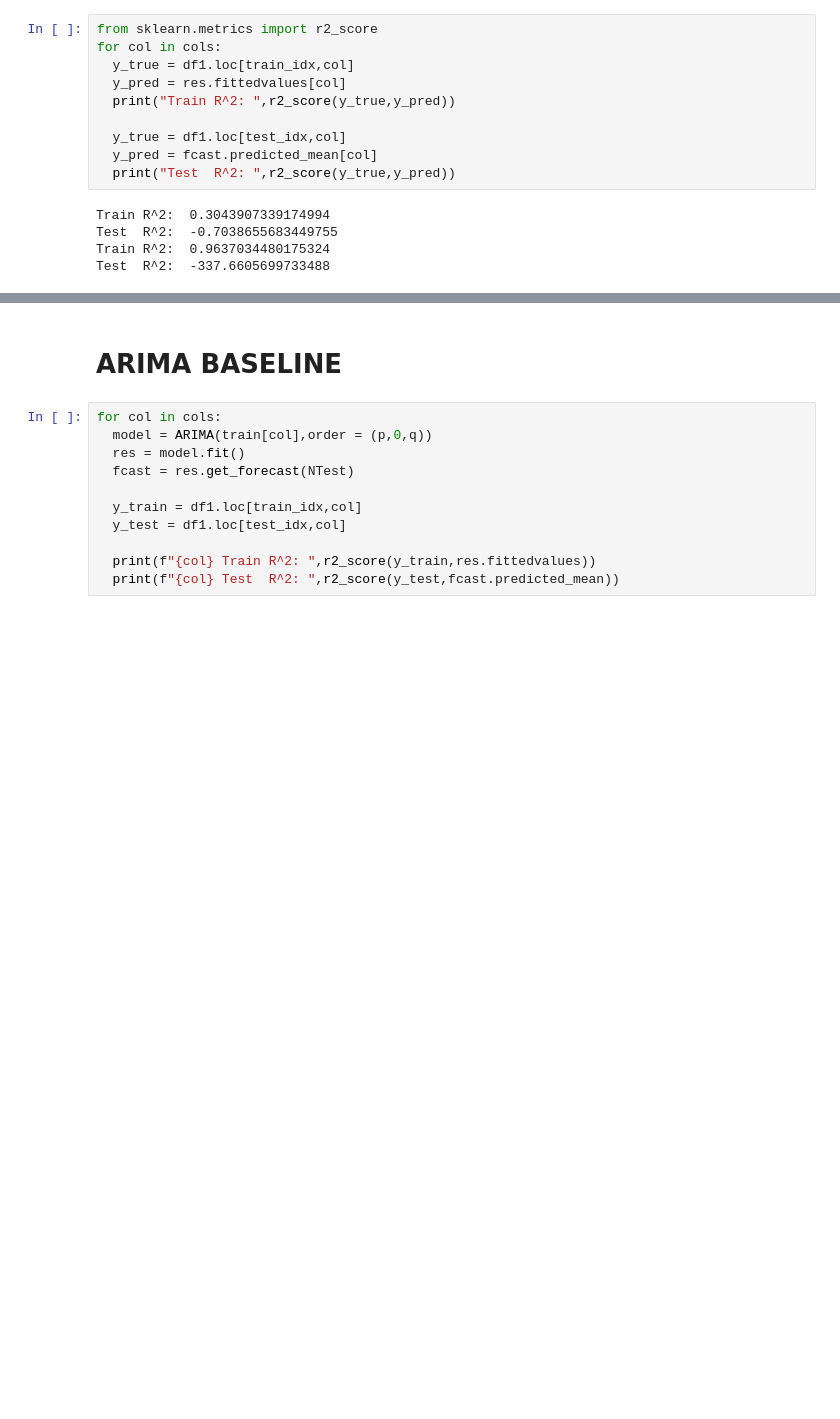
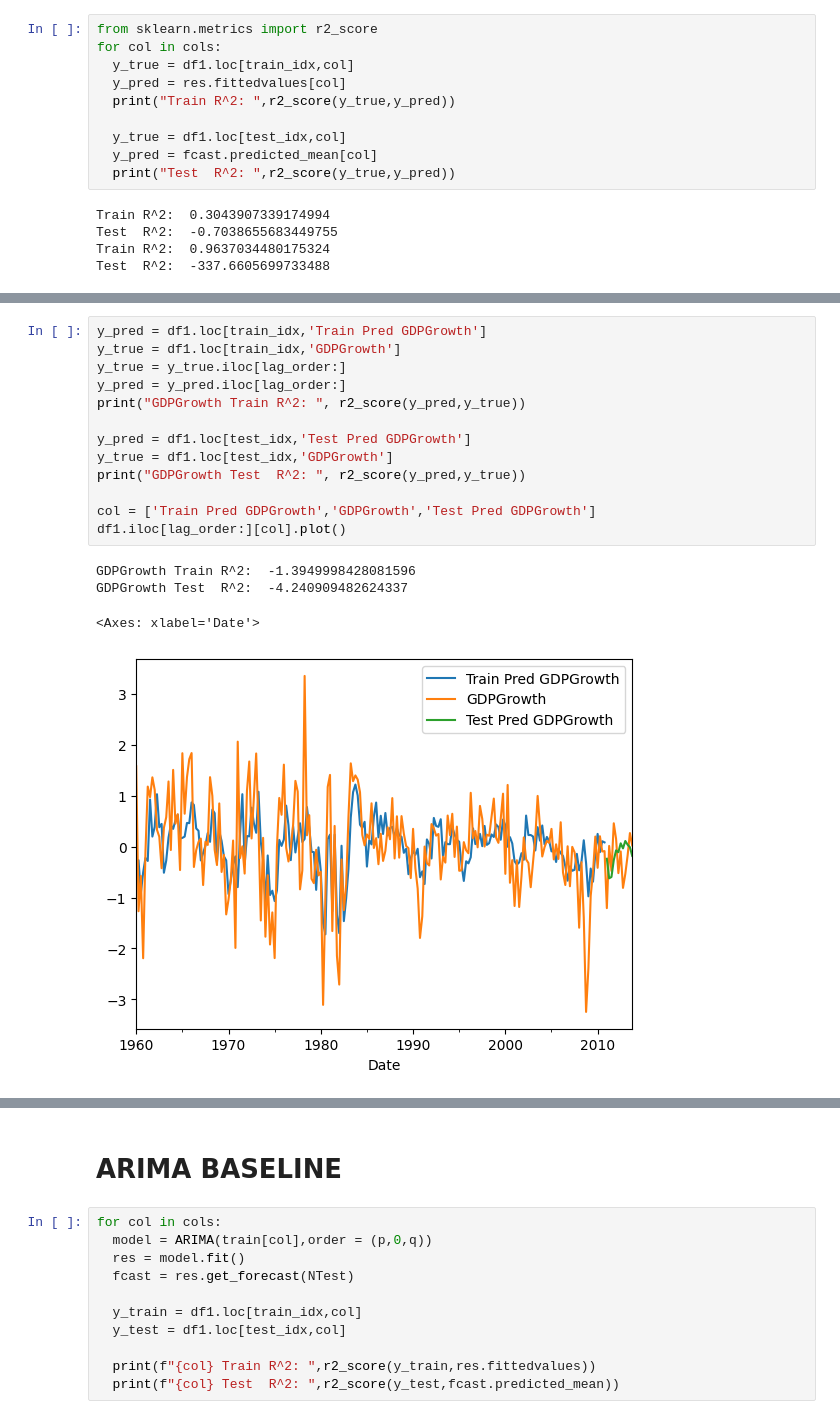
Before and after one commit to yeesem/Time-Series-Data-Analysis, a Jupyter notebook: VARMA_Econometrics.ipynb, the cells around one changed output, grey strips where cells are left out. Saved outputs shown, nothing was run; the diff lists cells and outputs as text; blank space fills up the shorter version.

```diff
--- a/VARMA_Econometrics.ipynb
+++ b/VARMA_Econometrics.ipynb
@@ -205,0 +250,18 @@ Test  R^2:  -337.6605699733488
+# %%
+y_pred = df1.loc[train_idx,'Train Pred GDPGrowth']
+y_true = df1.loc[train_idx,'GDPGrowth']
+y_true = y_true.iloc[lag_order:]
+y_pred = y_pred.iloc[lag_order:]
+print("GDPGrowth Train R^2: ", r2_score(y_pred,y_true))
+
+y_pred = df1.loc[test_idx,'Test Pred GDPGrowth']
+y_true = df1.loc[test_idx,'GDPGrowth']
+print("GDPGrowth Test  R^2: ", r2_score(y_pred,y_true))
+
+col = ['Train Pred GDPGrowth','GDPGrowth','Test Pred GDPGrowth']
+df1.iloc[lag_order:][col].plot()
+# %% [output]
+GDPGrowth Train R^2:  -1.3949998428081596
+GDPGrowth Test  R^2:  -4.240909482624337
+<Axes: xlabel='Date'>
+[figure, added]
```
Also changed, not shown: parts of 12 cells of this notebook.
